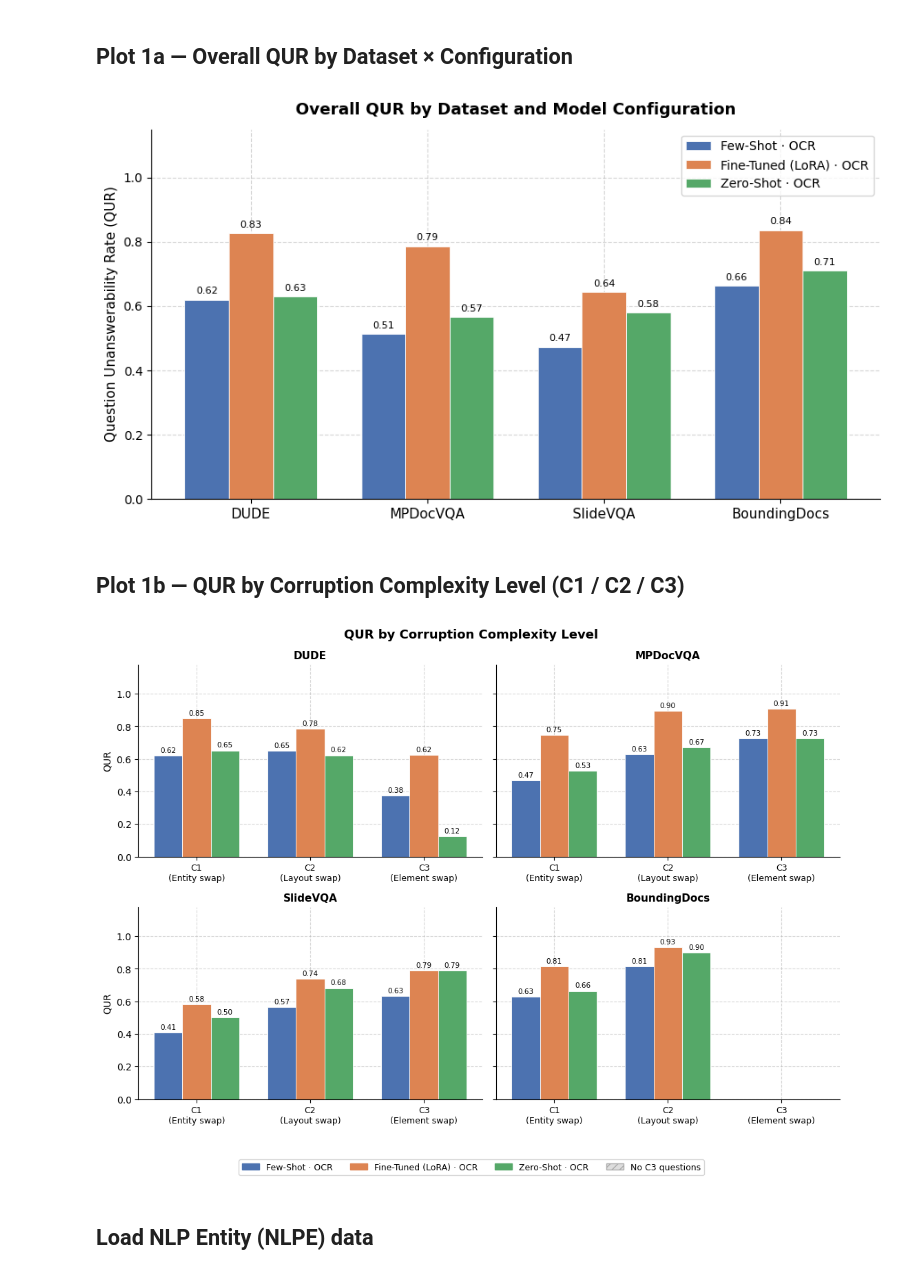
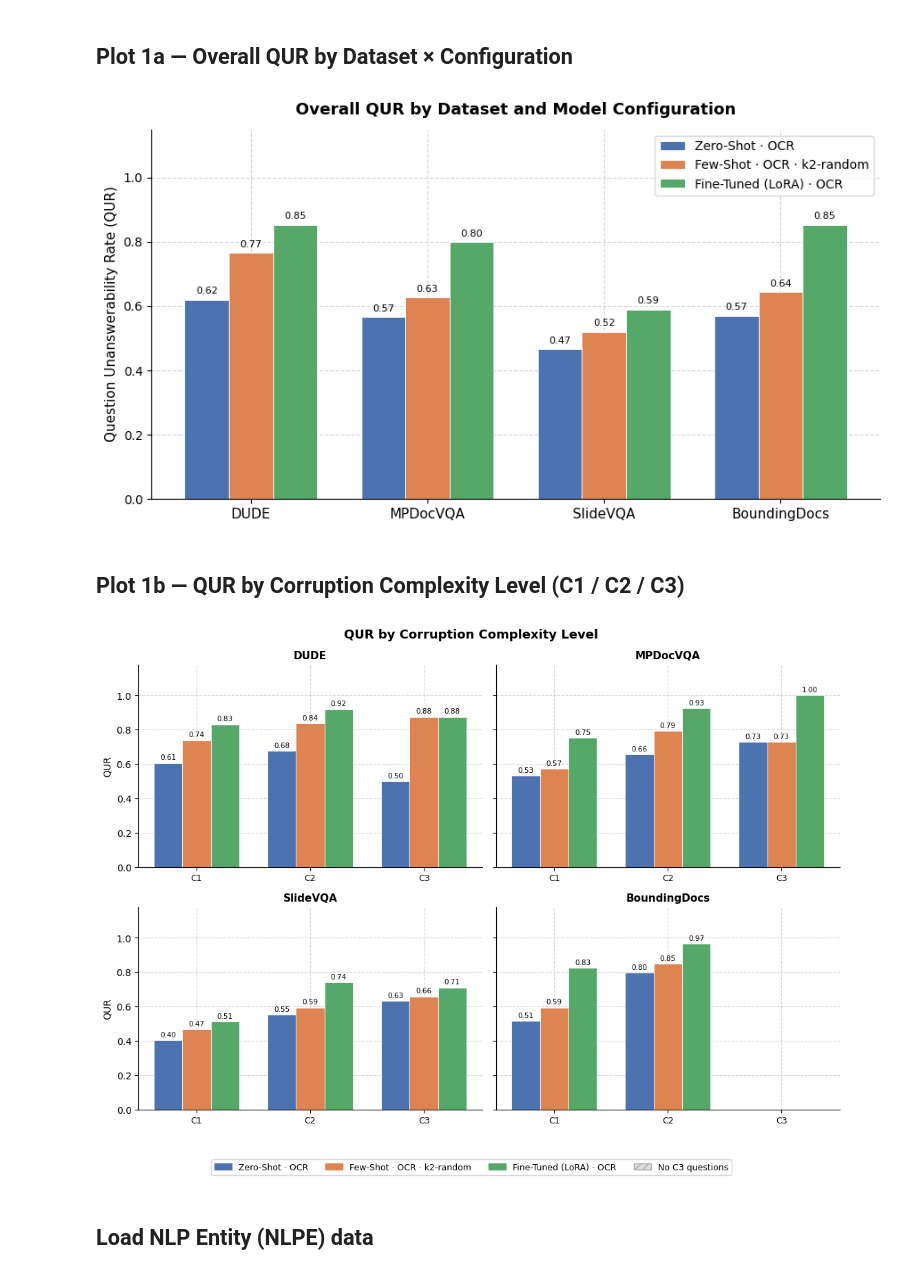
Before and after one commit to Alberto-Martinelli/VRD-UQA-2, a Jupyter notebook: VQA_analysis/notebooks/thesis_plots.ipynb, the cells around one changed output. Saved outputs shown, nothing was run; the diff lists cells and outputs as text; code cells hidden in the pictures.

```diff
--- a/VQA_analysis/notebooks/thesis_plots.ipynb
+++ b/VQA_analysis/notebooks/thesis_plots.ipynb
@@ -14,9 +14,8 @@ import matplotlib.patches as mpatches
 from matplotlib.lines import Line2D
 
 # ── Paths ───────────────────────────────────────────────────
-# Absolute path — avoids CWD ambiguity when Jupyter starts in VQA_analysis/notebooks/
 RESULTS_DIR = "/home/amartinelli/VRD-UQA/artifacts/evaluation_runs/latest"
-RESULTS_DIR = "/home/amartinelli/VRD-UQA/artifacts/presentations/new"
+RESULTS_DIR = "/home/amartinelli/VRD-UQA/artifacts/presentations/gemma4_all_val_300"
 OUTPUT_DIR  = "output"
 os.makedirs(OUTPUT_DIR, exist_ok=True)
 
@@ -42,6 +41,10 @@ for _ds in DATASETS:
             CONFIGS.append(_slug)
             CONFIG_LABELS[_slug] = _lab
 
+# Enforce display order: zeroshot → fewshot → finetuned
+_ORDER = {"zeroshot": 0, "fewshot": 1, "finetuned": 2}
+CONFIGS.sort(key=lambda c: next((v for k, v in _ORDER.items() if c.startswith(k)), 99))
+
 # Color per config (stable assignment onto a palette).
 _PALETTE = ["#4C72B0", "#DD8452", "#55A868", "#C44E52", "#8172B3", "#937860"]
 COLORS = {c: _PALETTE[i % len(_PALETTE)] for i, c in enumerate(CONFIGS)}
@@ -62,6 +65,11 @@ def load_csv(dataset, config, filename):
     df = pd.read_csv(path, index_col=0)
     df.columns = ["value"]
     return df["value"]
+
+def safe_get(df, dataset, config, col):
+    """Return df[col] for a (dataset, config) row, or NaN if the combination is absent."""
+    rows = df.loc[(df.dataset == dataset) & (df.config == config), col]
+    return rows.values[0] if len(rows) > 0 else np.nan
 # %% [markdown]
 ## Load QUR data
 # %%
@@ -109,15 +117,20 @@ bar_width = 0.25
 x = np.arange(len(DATASETS))
 
 for i, config in enumerate(CONFIGS):
-    vals = [qur_df.loc[(qur_df.dataset == d) & (qur_df.config == config), "QUR"].values[0]
-            for d in DATASETS]
-    bars = ax.bar(x + i * bar_width, vals, width=bar_width,
+    vals = [safe_get(qur_df, d, config, "QUR") for d in DATASETS]
+    plot_vals = [v if not np.isnan(v) else 0 for v in vals]
+    bars = ax.bar(x + i * bar_width, plot_vals, width=bar_width,
                   color=COLORS[config], label=CONFIG_LABELS[config],
                   edgecolor="white", linewidth=0.6)
     for bar, val in zip(bars, vals):
-        ax.text(bar.get_x() + bar.get_width() / 2,
-                bar.get_height() + 0.012,
-                f"{val:.2f}", ha="center", va="bottom", fontsize=8)
+        if np.isnan(val):
+            bar.set_hatch("///")
+            bar.set_facecolor("#dddddd")
+            bar.set_edgecolor("#aaaaaa")
+        else:
+            ax.text(bar.get_x() + bar.get_width() / 2,
+                    bar.get_height() + 0.012,
+                    f"{val:.2f}", ha="center", va="bottom", fontsize=8)
 
 ax.set_xticks(x + bar_width)
 ax.set_xticklabels([DATASET_LABELS[d] for d in DATASETS], fontsize=11)
@@ -131,12 +144,12 @@ plt.tight_layout()
 plt.savefig(os.path.join(OUTPUT_DIR, "plot1a_qur_overall.pdf"), bbox_inches="tight")
 plt.show()
 # %% [output]
-[figure, old version]
+[figure, new version]
 # %% [markdown]
 ## Plot 1b — QUR by Corruption Complexity Level (C1 / C2 / C3)
 # %%
 COMPLEXITY_COLS   = ["QUR_C1", "QUR_C2", "QUR_C3"]
-COMPLEXITY_LABELS = ["C1\n(Entity swap)", "C2\n(Layout swap)", "C3\n(Element swap)"]
+COMPLEXITY_LABELS = ["C1", "C2", "C3"]
 
 fig, axes = plt.subplots(2, 2, figsize=(11, 8), sharey=True)
 axes = axes.flatten()
@@ -158,34 +171,34 @@ for idx, dataset in enumerate(DATASETS):
                       edgecolor="white", linewidth=0.6)
         # Hatch NaN bars to signal missing data
         for bar, val in zip(bars, vals):
             if np.isnan(val):
                 bar.set_hatch("///")
                 bar.set_edgecolor("#aaaaaa")
                 bar.set_facecolor("#dddddd")
             else:
                 ax.text(bar.get_x() + bar.get_width() / 2,
                         bar.get_height() + 0.012,
                         f"{val:.2f}", ha="center", va="bottom", fontsize=7.5)
 
     ax.set_title(DATASET_LABELS[dataset], fontsize=11, fontweight="bold")
     ax.set_xticks(x + bar_width)
     ax.set_xticklabels(COMPLEXITY_LABELS, fontsize=9)
     ax.set_ylim(0, 1.18)
     if idx % 2 == 0:
         ax.set_ylabel("QUR", fontsize=10)
 
 handles = [mpatches.Patch(color=COLORS[c], label=CONFIG_LABELS[c]) for c in CONFIGS]
 na_patch = mpatches.Patch(facecolor="#dddddd", edgecolor="#aaaaaa",
                            hatch="///", label="No C3 questions")
 fig.legend(handles=handles + [na_patch], loc="lower center",
            ncol=4, fontsize=9, bbox_to_anchor=(0.5, -0.02))
 fig.suptitle("QUR by Corruption Complexity Level",
              fontsize=13, fontweight="bold")
 plt.tight_layout(rect=[0, 0.06, 1, 1])
 plt.savefig(os.path.join(OUTPUT_DIR, "plot1b_qur_complexity.pdf"), bbox_inches="tight")
 plt.show()
 # %% [output]
-[figure, old version]
+[figure, new version]
 # %% [markdown]
 ## Load NLP Entity (NLPE) data
 # %%
```
Also changed, not shown: parts of 21 cells of this notebook, 7 other files.
